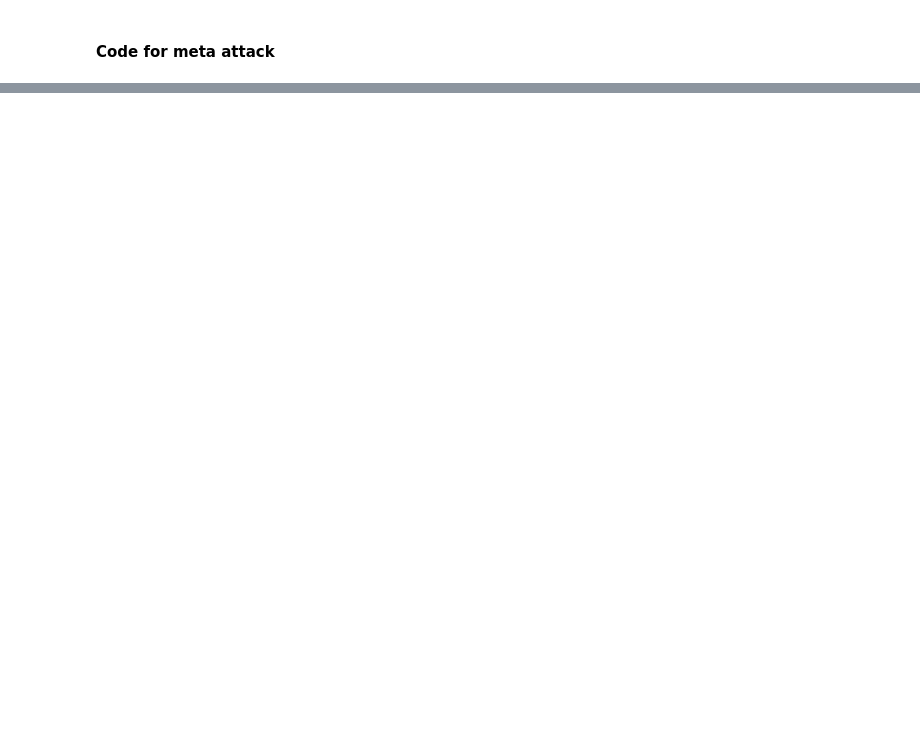
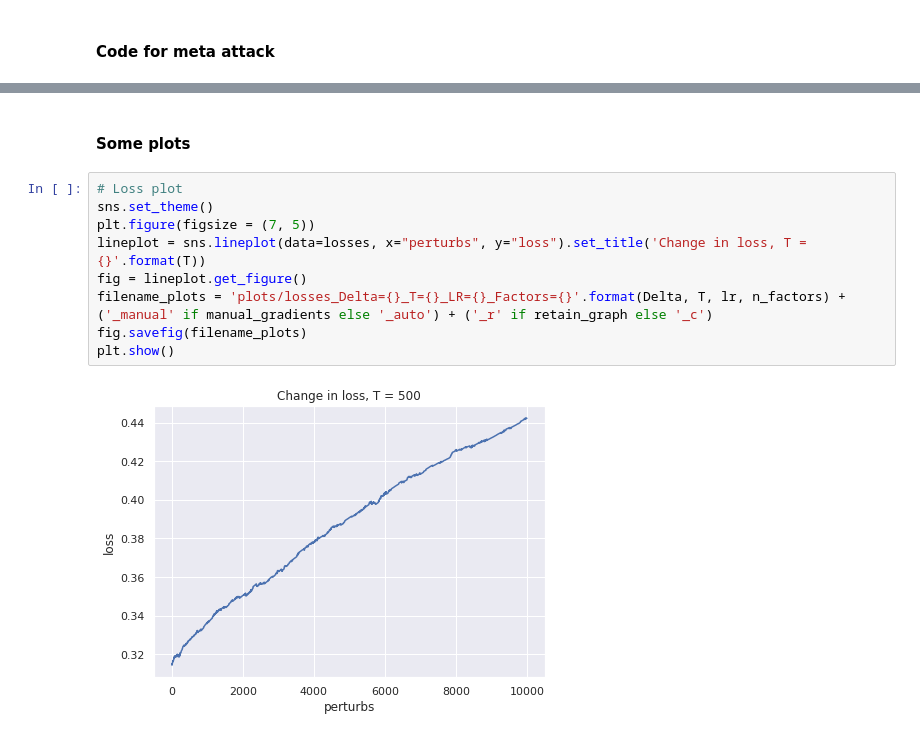
Before and after one commit to aravind-gk/RecSysAttack, a Jupyter notebook: meta.ipynb, the cells around one changed output, grey strips where cells are left out. Drawn from its saved outputs; the diff is of its cells as text; blank space fills up the shorter version.

```diff
--- a/meta.ipynb
+++ b/meta.ipynb
@@ -183,3 +327,16 @@ losses
+# %% [markdown]
+#### **Some plots**
+# %%
+# Loss plot
+sns.set_theme()
+plt.figure(figsize = (7, 5))
+lineplot = sns.lineplot(data=losses, x="perturbs", y="loss").set_title('Change in loss, T = {}'.format(T))
+fig = lineplot.get_figure()
+filename_plots = 'plots/losses_Delta={}_T={}_LR={}_Factors={}'.format(Delta, T, lr, n_factors) + ('_manual' if manual_gradients else '_auto') + ('_r' if retain_graph else '_c')
+fig.savefig(filename_plots)
+plt.show()
+# %% [output]
+[figure, added]
 # %%
 perturbations
 # %% [output]
```
Also changed, not shown: parts of 11 cells of this notebook, 22 other files.
